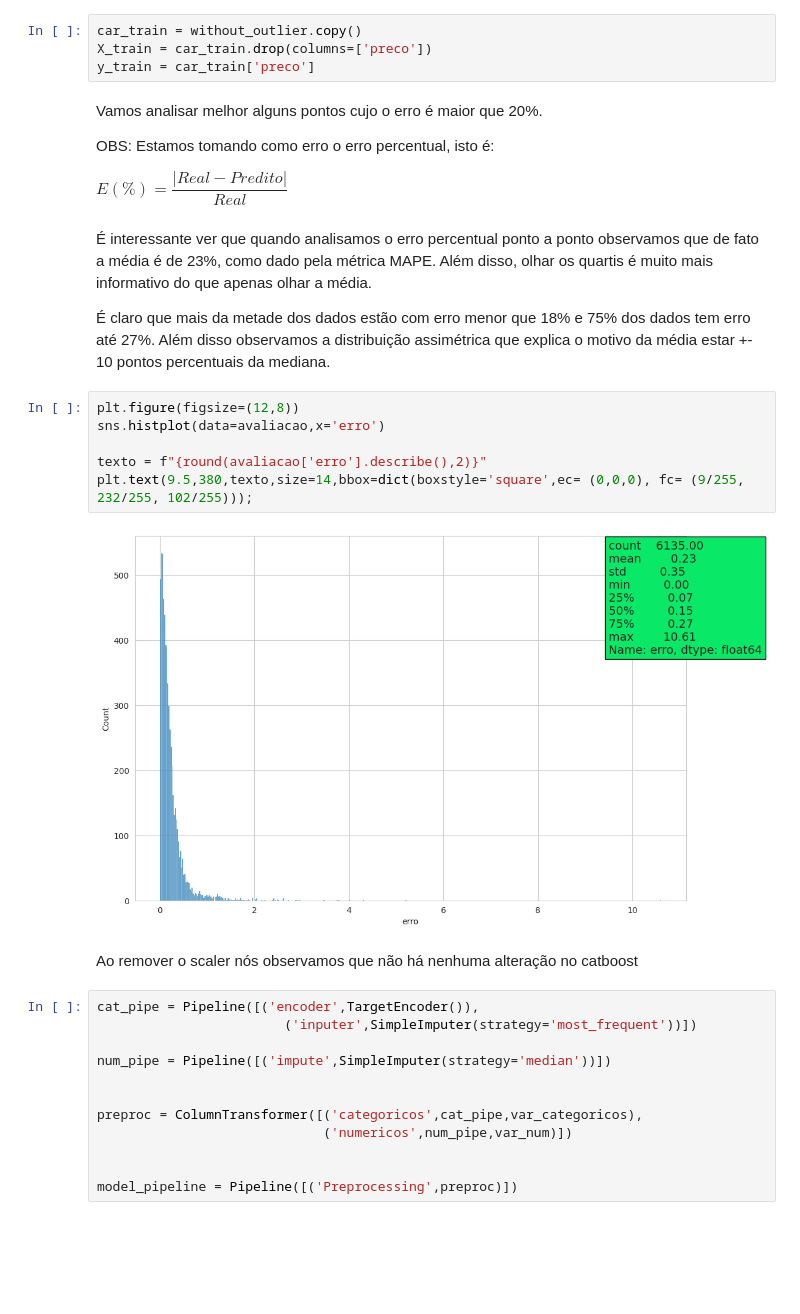
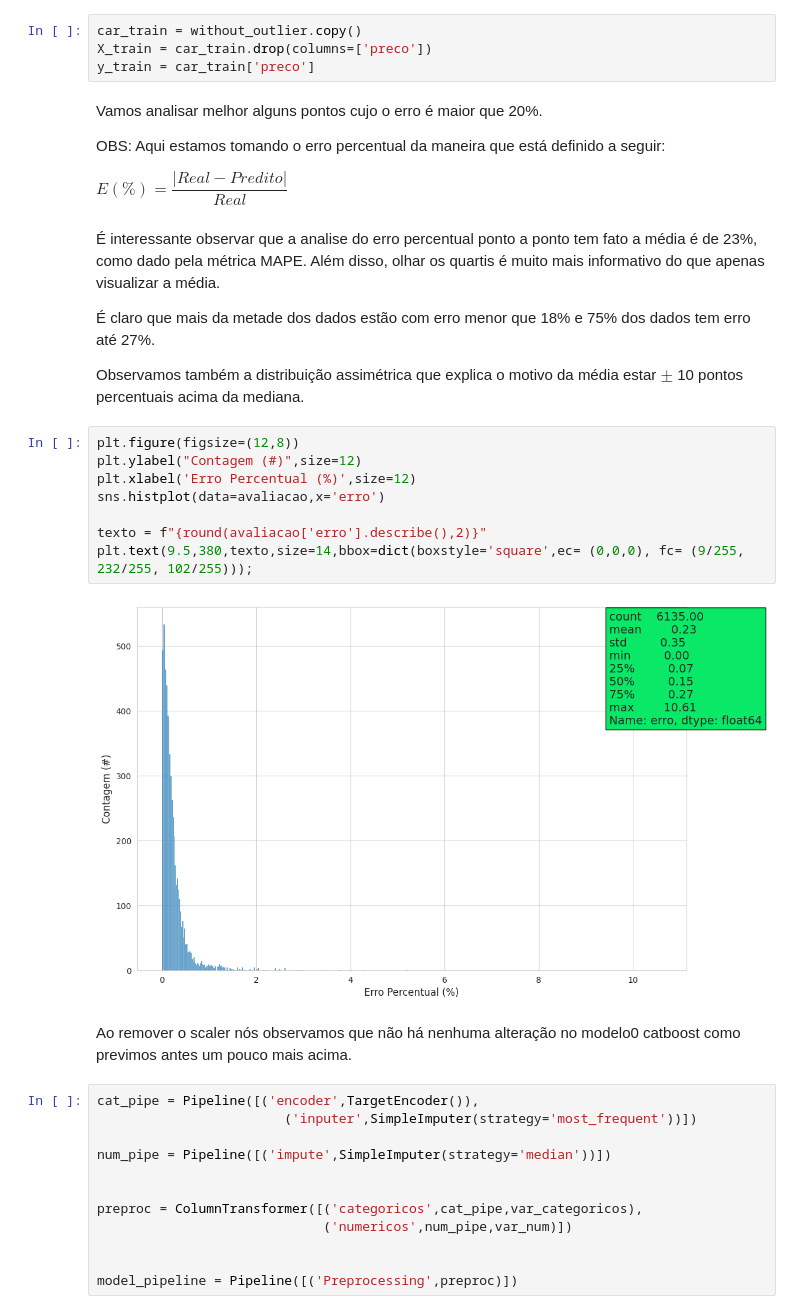
Before and after one commit to Alexandre-Esposte/portfolio_dados, a Jupyter notebook: regressão/Carros/modelagem.ipynb, the cells around one changed output. Saved outputs shown, nothing was run; the diff lists cells and outputs as text; blank space fills up the shorter version.

```diff
--- a/regressão/Carros/modelagem.ipynb
+++ b/regressão/Carros/modelagem.ipynb
@@ -275,23 +290,27 @@ y_train = car_train['preco']
 # %% [markdown]
 Vamos analisar melhor alguns pontos cujo o erro é maior que 20\%.
 
-OBS: Estamos tomando como erro o erro percentual, isto é:
+OBS: Aqui estamos tomando o erro percentual da maneira que está definido a seguir:
 
 $E(\%) = \dfrac{|Real - Predito|}{Real}$
 # %% [markdown]
-É interessante ver que quando analisamos o erro percentual ponto a ponto observamos que de fato a média é de 23\%, como dado pela métrica MAPE. Além disso, olhar os quartis é muito mais informativo do que apenas olhar a média.
+É interessante observar que a analise do erro percentual ponto a ponto tem fato a média é de 23\%, como dado pela métrica MAPE. Além disso, olhar os quartis é muito mais informativo do que apenas visualizar a média.
 
-É claro que mais da metade dos dados estão com erro menor que 18\% e 75\% dos dados tem erro até 27\%.  Além disso observamos a distribuição assimétrica que explica o motivo da média estar +- 10 pontos percentuais da mediana.
+É claro que mais da metade dos dados estão com erro menor que 18\% e 75\% dos dados tem erro até 27\%.
+
+Observamos também a distribuição assimétrica que explica o motivo da média estar $\pm$ 10 pontos percentuais acima da mediana.
 # %%
 plt.figure(figsize=(12,8))
+plt.ylabel("Contagem (#)",size=12)
+plt.xlabel('Erro Percentual (%)',size=12)
 sns.histplot(data=avaliacao,x='erro')
 
 texto = f"{round(avaliacao['erro'].describe(),2)}"
 plt.text(9.5,380,texto,size=14,bbox=dict(boxstyle='square',ec= (0,0,0), fc= (9/255, 232/255, 102/255)));
 # %% [output]
-[figure, old version]
+[figure, new version]
 # %% [markdown]
-Ao remover o scaler nós observamos que não há nenhuma alteração no catboost
+Ao remover o scaler nós observamos que não há nenhuma alteração no modelo0 catboost como previmos antes um pouco mais acima.
 # %%
 cat_pipe = Pipeline([('encoder',TargetEncoder()),
                         ('inputer',SimpleImputer(strategy='most_frequent'))])
```
Also changed, not shown: parts of 56 cells of this notebook, 7 other files.
